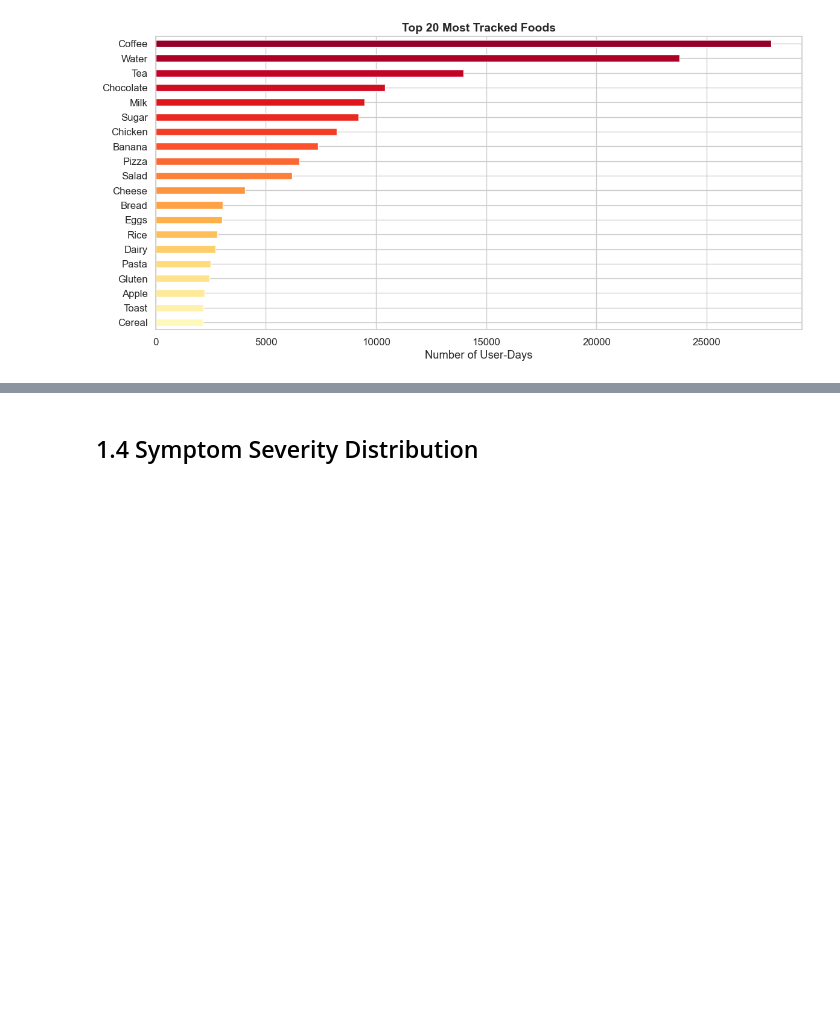
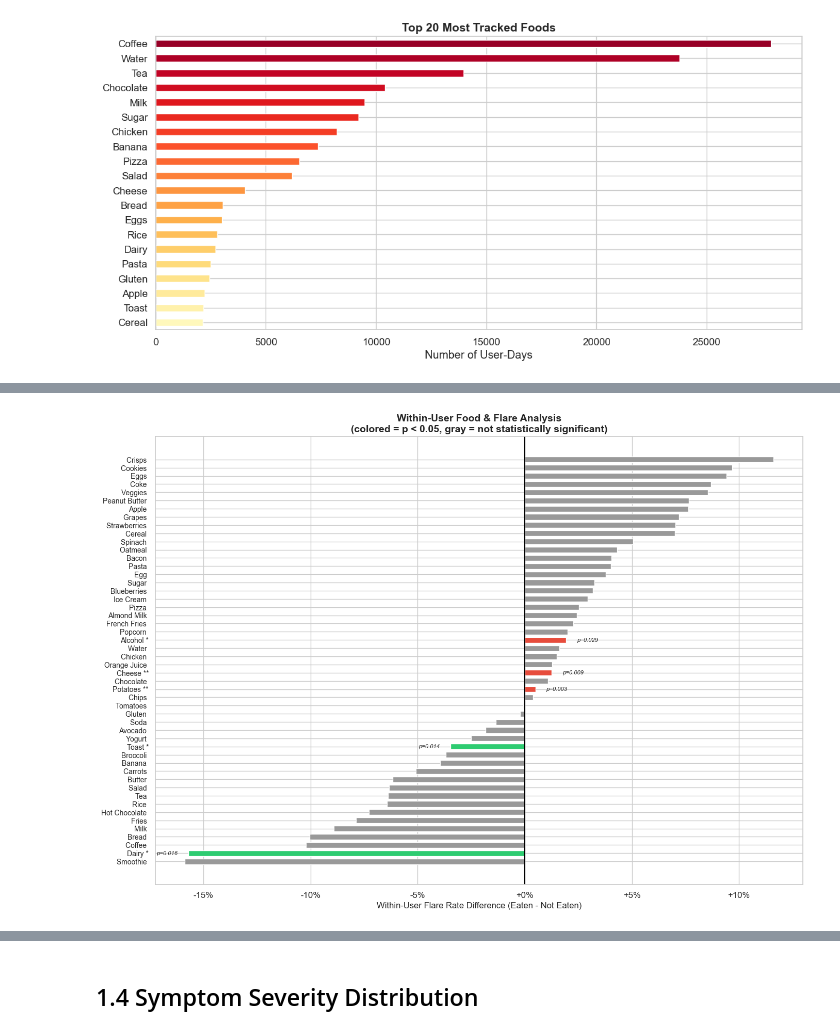
Before and after one commit to hannypoo/msis522-hw1, a Jupyter notebook: notebooks/hw1_analysis.ipynb, the cells around one changed output, grey strips where cells are left out. Saved outputs shown, nothing was run; the diff lists cells and outputs as text; code cells hidden in the pictures; blank space fills up the shorter version.

```diff
--- a/notebooks/hw1_analysis.ipynb
+++ b/notebooks/hw1_analysis.ipynb
@@ -183,0 +145,97 @@ Foods with HIGHEST flare rate (potential triggers):
+# %%
+# Within-User Food & Flare Analysis with Statistical Significance
+baseline_flare = df['flare'].mean()
+food_cols_only = [c for c in feature_cols if c.startswith('food_') and not c.startswith('foodcat_')]
+
+within_user_results = []
+for col in food_cols_only:
+    food_name = col.replace('food_', '').replace('_', ' ').title()
+
+    # Per-user stats: days eating vs not eating this food
+    user_eat = df[df[col] == 1].groupby('user_id')['flare'].agg(['sum', 'count'])
+    user_noeat = df[df[col] == 0].groupby('user_id')['flare'].agg(['sum', 'count'])
+
+    # Only users with >= 3 days in each group (for reliable per-user estimates)
+    both = user_eat.join(user_noeat, lsuffix='_eat', rsuffix='_noeat', how='inner')
+    both = both[(both['count_eat'] >= 3) & (both['count_noeat'] >= 3)]
+
+    n_users = len(both)
+    if n_users < 10:
+        continue
+
+    both['rate_eat'] = both['sum_eat'] / both['count_eat']
+    both['rate_noeat'] = both['sum_noeat'] / both['count_noeat']
+    both['diff'] = both['rate_eat'] - both['rate_noeat']
+
+    # Pooled within-user rates
+    pooled_eat = both['sum_eat'].sum() / both['count_eat'].sum()
+    pooled_noeat = both['sum_noeat'].sum() / both['count_noeat'].sum()
+
+    # Wilcoxon signed-rank test on per-user differences
+    diffs = both['diff'].values
+    nonzero = diffs[diffs != 0]
+    p_val = 1.0
+    if len(nonzero) >= 10:
+        _, p_val = stats.wilcoxon(nonzero)
+
+    within_user_results.append({
+        'food': food_name,
+        'n_users': n_users,
+        'eat_days': int(both['count_eat'].sum()),
+        'within_diff': pooled_eat - pooled_noeat,
+        'p_value': p_val,
+    })
+
+wu_df = pd.DataFrame(within_user_results).sort_values('within_diff')
+wu_df['significant'] = wu_df['p_value'] < 0.05
+wu_df['sig_label'] = wu_df['p_value'].apply(
+    lambda p: '***' if p < 0.001 else '**' if p < 0.01 else '*' if p < 0.05 else ''
+)
+
+# Save for Streamlit
+wu_df.to_csv(DATA_DIR / 'within_user_food_analysis.csv', index=False)
+
+# --- PLOT ---
+fig, ax = plt.subplots(figsize=(14, 10))
+colors = []
+for _, row in wu_df.iterrows():
+    if not row['significant']:
+        colors.append('#999999')  # gray = not significant
+    elif row['within_diff'] < 0:
+        colors.append('#2ecc71')  # green = lower flare
+    else:
+        colors.append('#e74c3c')  # red = higher flare
+
+bars = ax.barh(range(len(wu_df)), wu_df['within_diff'].values, color=colors, edgecolor='white', height=0.7)
+ax.set_yticks(range(len(wu_df)))
+ax.set_yticklabels([f"{row['food']} {row['sig_label']}" for _, row in wu_df.iterrows()], fontsize=10)
+ax.axvline(x=0, color='black', linewidth=1.5)
+ax.set_xlabel('Within-User Flare Rate Difference (Eaten - Not Eaten)', fontsize=12)
+ax.set_title('Within-User Food & Flare Analysis\n(colored = p < 0.05, gray = not statistically significant)',
+             fontsize=14, fontweight='bold')
+
+# Add p-value annotations for significant results
+for i, (_, row) in enumerate(wu_df.iterrows()):
+    if row['significant']:
+        x_pos = row['within_diff']
+        offset = 0.005 if x_pos >= 0 else -0.005
+        ha = 'left' if x_pos >= 0 else 'right'
+        ax.text(x_pos + offset, i, f"p={row['p_value']:.3f}", va='center', ha=ha, fontsize=8, fontstyle='italic')
+
+ax.xaxis.set_major_formatter(plt.FuncFormatter(lambda x, _: f'{x:+.0%}'))
+plt.tight_layout()
+plt.savefig(FIGURES_DIR / 'flare_rate_by_food.png', dpi=150, bbox_inches='tight')
+plt.show()
+
+# Print summary
+sig_foods = wu_df[wu_df['significant']].sort_values('within_diff')
+print(f'\nStatistically significant foods (p < 0.05): {len(sig_foods)} of {len(wu_df)}')
+print(f'{"─"*70}')
+for _, row in sig_foods.iterrows():
+    direction = "LOWER flare" if row['within_diff'] < 0 else "HIGHER flare"
+    print(f"  {row['food']:20s} {row['within_diff']:+.1%} ({direction})  "
+          f"p={row['p_value']:.4f}  n={row['n_users']} users, {row['eat_days']} days")
+print(f'\nAll other foods showed no statistically significant effect on flare rates.')
+print(f'Note: Even significant results have small effect sizes. Food is ONE factor among many.')
+# %% [output]
+[figure, added]
```
Also changed, not shown: parts of 8 cells of this notebook, 4 other files.
